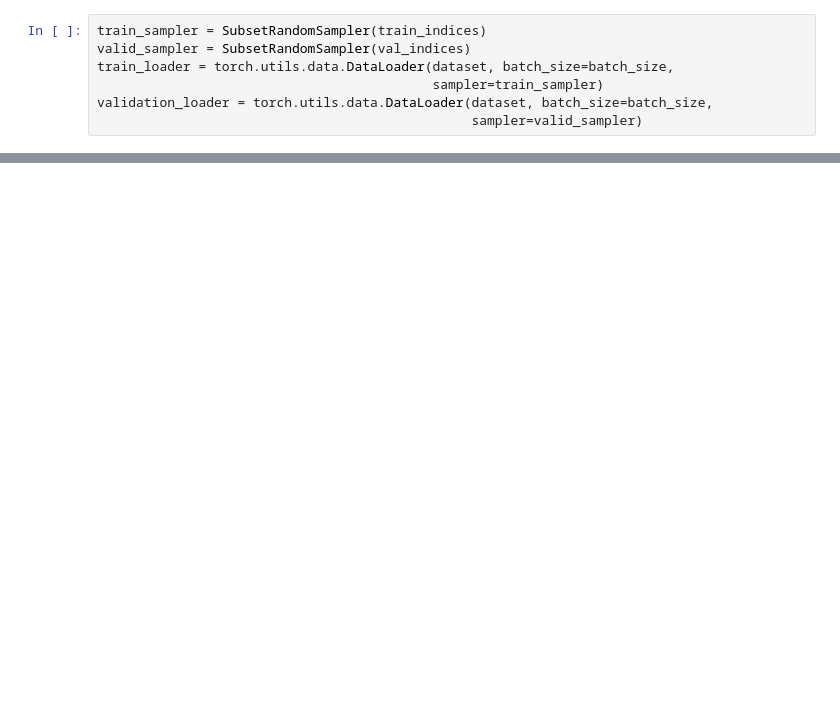
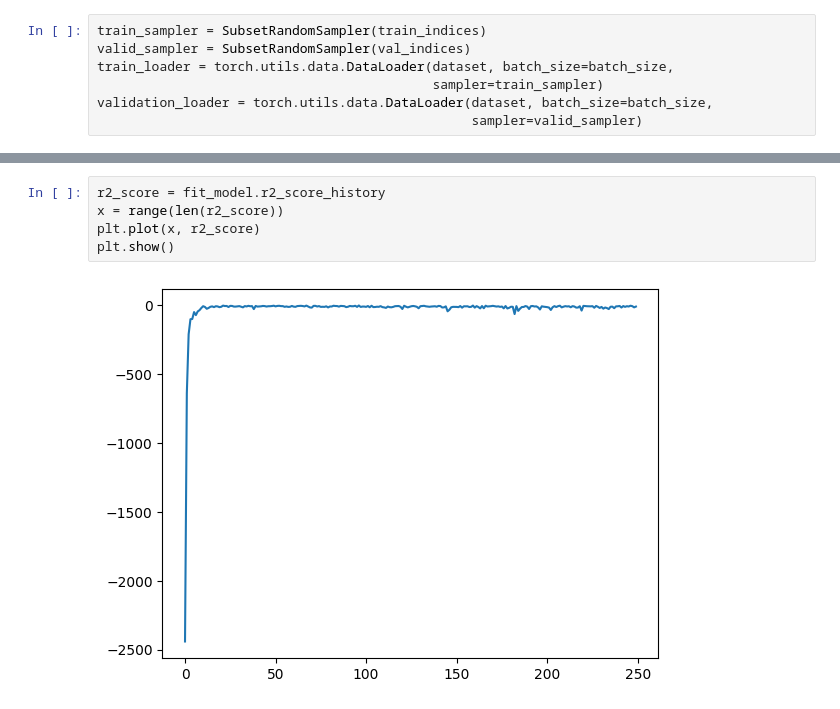
Before and after one commit to Gizzatovamir/regression_model, a Jupyter notebook: regression_model.ipynb, the cells around one changed output, grey strips where cells are left out. Saved outputs shown, nothing was run; the diff lists cells and outputs as text; blank space fills up the shorter version.

```diff
--- a/regression_model.ipynb
+++ b/regression_model.ipynb
@@ -138,0 +203,7 @@ tensor(-3.8558, device='cuda:0', grad_fn=<MeanBackward0>)
+# %%
+r2_score = fit_model.r2_score_history
+x = range(len(r2_score))
+plt.plot(x, r2_score)
+plt.show()
+# %% [output]
+[figure, added]
```
Also changed, not shown: parts of 14 cells of this notebook.
